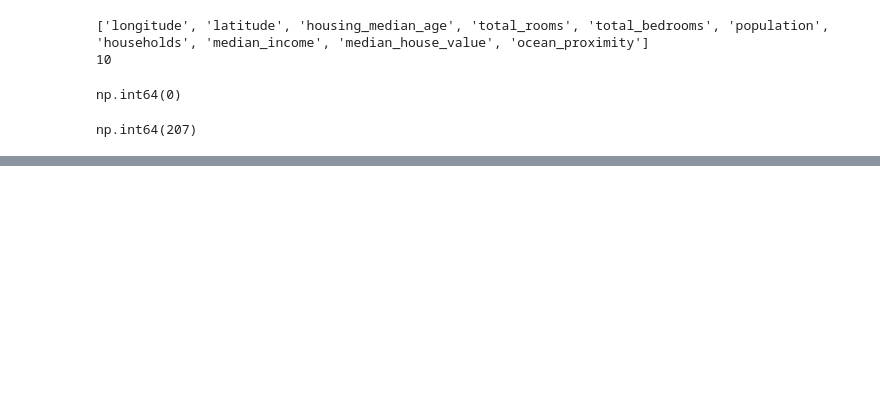
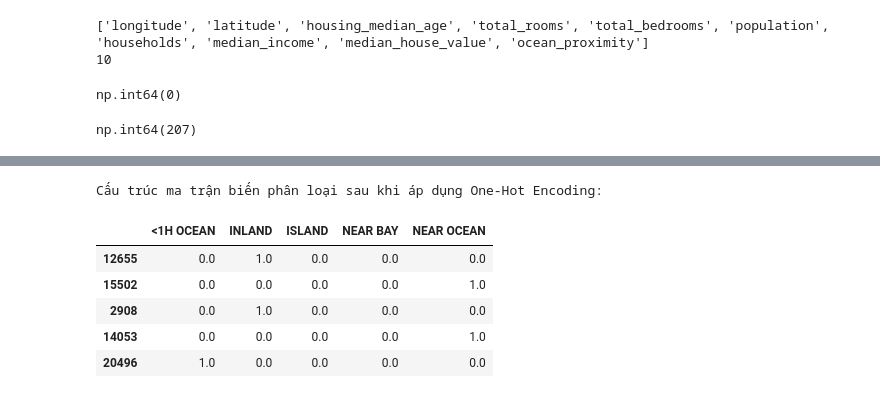
Before and after one commit to QuangManhAI/MLP-Machine-learning-lab04, a Jupyter notebook: lab04.ipynb, the cells around one changed output, grey strips where cells are left out. Drawn from its saved outputs; the diff is of its cells as text; code cells hidden in the pictures; blank space fills up the shorter version.

```diff
--- a/lab04.ipynb
+++ b/lab04.ipynb
@@ -123,0 +133,33 @@ MAE thực tế : $37,795.94 USD
+# %%
+from sklearn.preprocessing import OneHotEncoder
+import pandas as pd
+
+housing_cat = housing[["ocean_proximity"]]
+
+# Áp dụng One-Hot Encoding
+try:
+    cat_encoder = OneHotEncoder(sparse_output=False)
+    housing_cat_1hot = cat_encoder.fit_transform(housing_cat)
+except TypeError:
+    cat_encoder = OneHotEncoder(sparse=False)
+    housing_cat_1hot = cat_encoder.fit_transform(housing_cat)
+
+# Chuyển đổi ma trận kết quả sang cấu trúc DataFrame để đánh giá
+category_names = cat_encoder.categories_[0]
+
+df_1hot_preview = pd.DataFrame(
+    housing_cat_1hot,
+    columns=category_names,
+    index=housing_cat.index
+)
+
+print("Cấu trúc ma trận biến phân loại sau khi áp dụng One-Hot Encoding:")
+display(df_1hot_preview.head())
+# %% [output]
+Cấu trúc ma trận biến phân loại sau khi áp dụng One-Hot Encoding:
+|  | <1H OCEAN | INLAND | ISLAND | NEAR BAY | NEAR OCEAN |
+| 12655 | 0.0 | 1.0 | 0.0 | 0.0 | 0.0 |
+| 15502 | 0.0 | 0.0 | 0.0 | 0.0 | 1.0 |
+| 2908 | 0.0 | 1.0 | 0.0 | 0.0 | 0.0 |
+| 14053 | 0.0 | 0.0 | 0.0 | 0.0 | 1.0 |
+| 20496 | 1.0 | 0.0 | 0.0 | 0.0 | 0.0 |
```
Also changed, not shown: parts of 17 cells of this notebook, 2 other files.
